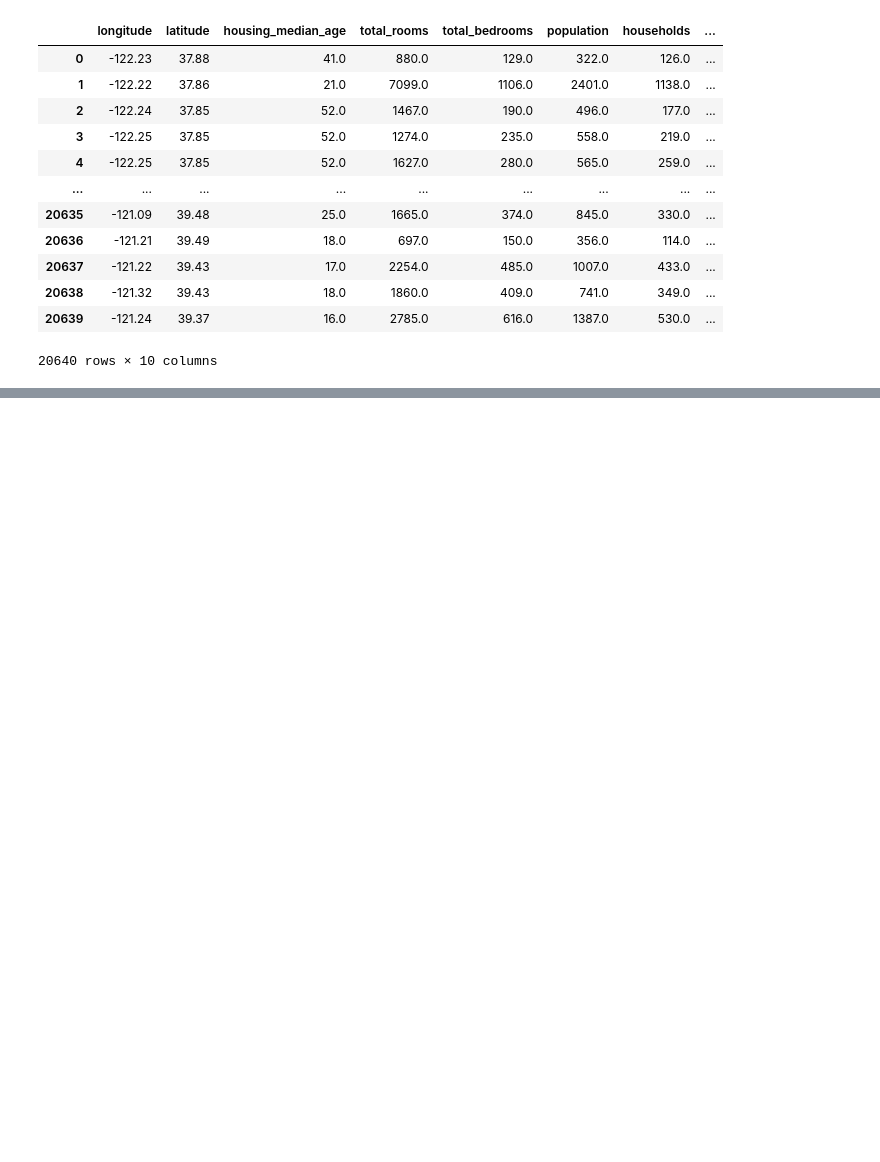
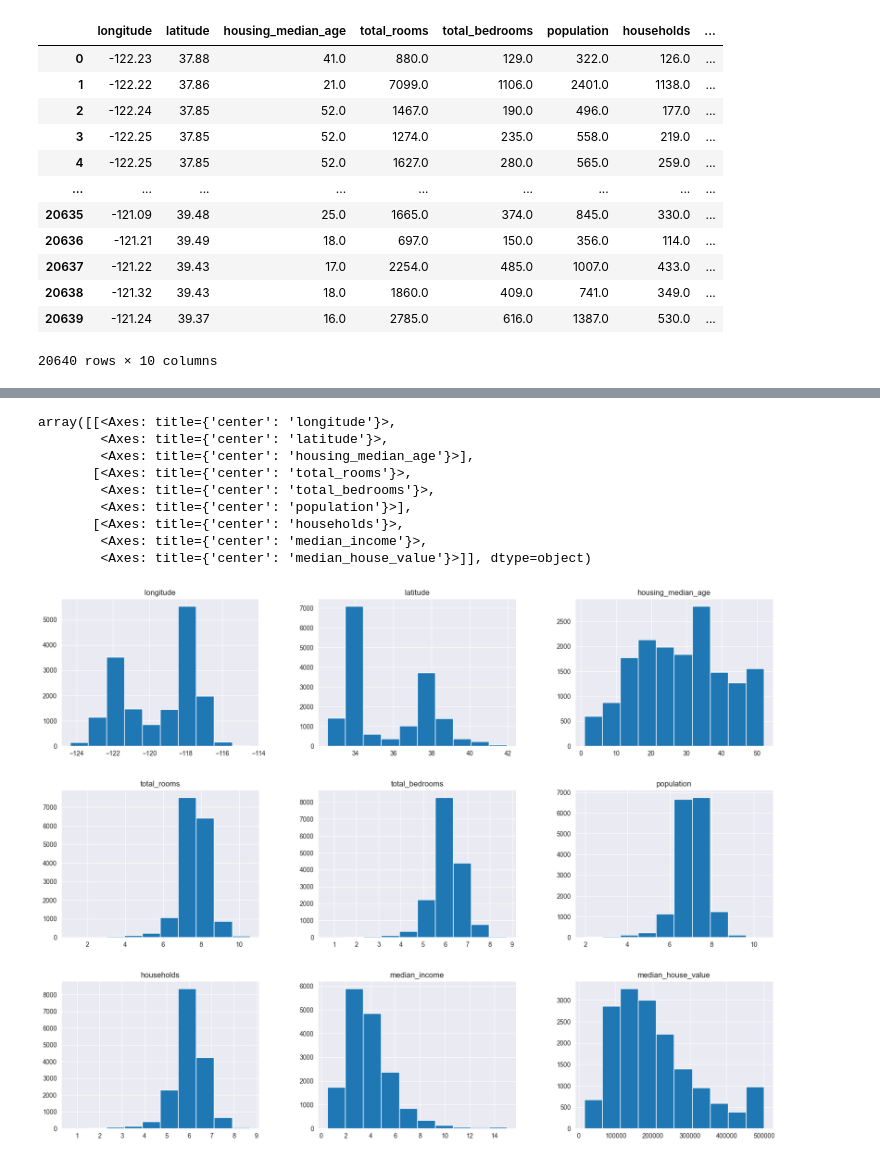
Before and after one commit to Haell39/Previsao_Preco_de_Imoveis, a Jupyter notebook: main.ipynb, the cells around one changed output, grey strips where cells are left out. Saved outputs shown, nothing was run; the diff lists cells and outputs as text; code cells hidden in the pictures; blank space fills up the shorter version.

```diff
--- a/main.ipynb
+++ b/main.ipynb
@@ -22,0 +180,19 @@ data
+# %%
+# taking the logs
+train_data['total_rooms'] = np.log(train_data['total_rooms'] + 1)
+train_data['population'] = np.log(train_data['population'] + 1)
+train_data['households'] = np.log(train_data['households'] + 1)
+train_data['total_bedrooms'] = np.log(train_data['total_bedrooms'] + 1)
+# %%
+train_data.hist(figsize=(20, 15))
+# %% [output]
+array([[<Axes: title={'center': 'longitude'}>,
+        <Axes: title={'center': 'latitude'}>,
+        <Axes: title={'center': 'housing_median_age'}>],
+       [<Axes: title={'center': 'total_rooms'}>,
+        <Axes: title={'center': 'total_bedrooms'}>,
+        <Axes: title={'center': 'population'}>],
+       [<Axes: title={'center': 'households'}>,
+        <Axes: title={'center': 'median_income'}>,
+        <Axes: title={'center': 'median_house_value'}>]], dtype=object)
+[figure, added]
```
Also changed, not shown: parts of 10 cells of this notebook.
